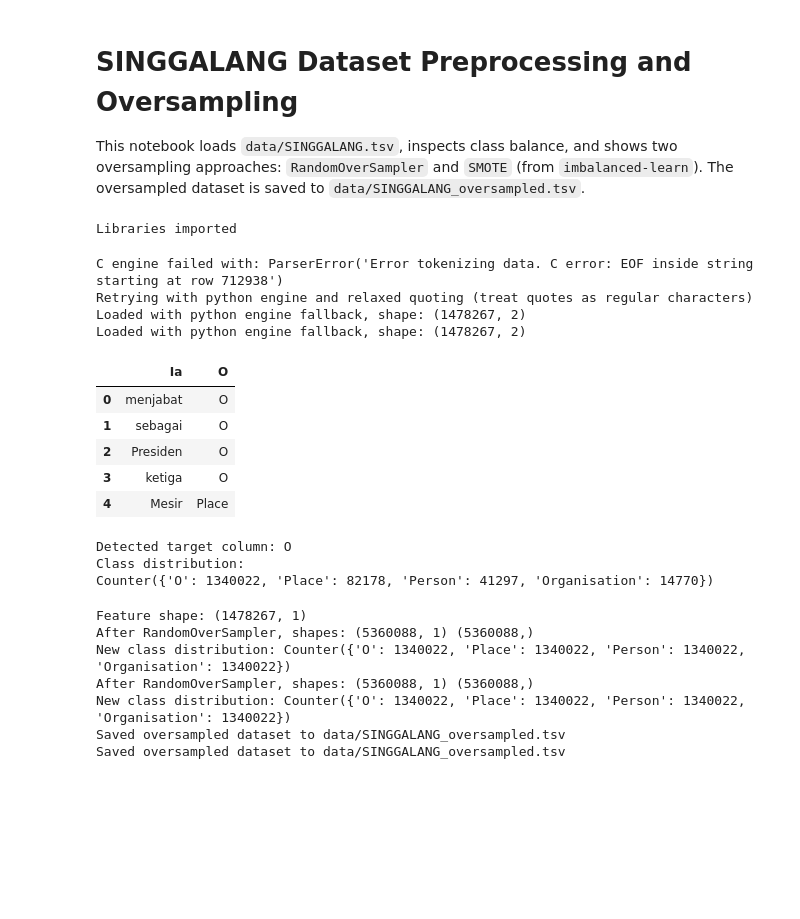
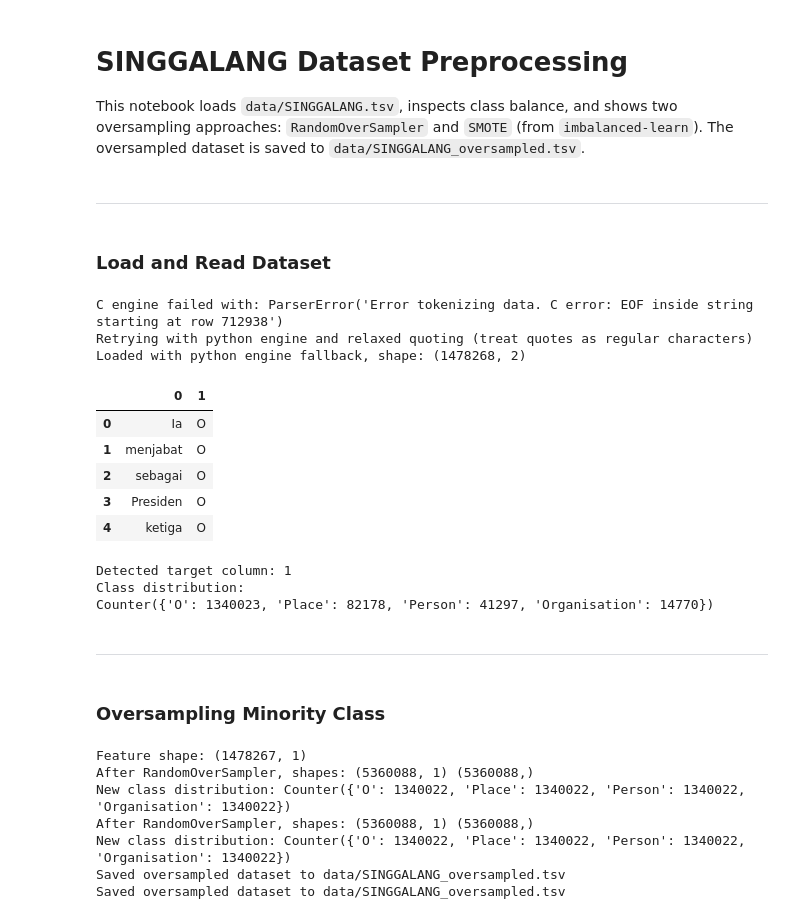
Before and after one commit to rayhanfatihg/Named-Entity-Recognition-nlp, a Jupyter notebook: preprocessing.ipynb, the cells around one changed output. Drawn from its saved outputs; the diff is of its cells as text; code cells hidden in the pictures; blank space fills up the shorter version.

Commit message:
preprocessed data

```diff
--- a/preprocessing.ipynb
+++ b/preprocessing.ipynb
@@ -1,57 +1,72 @@
 # %% [markdown]
-# SINGGALANG Dataset Preprocessing and Oversampling
+# SINGGALANG Dataset Preprocessing
 
 This notebook loads `data/SINGGALANG.tsv`, inspects class balance, and shows two oversampling approaches: `RandomOverSampler` and `SMOTE` (from `imbalanced-learn`). The oversampled dataset is saved to `data/SINGGALANG_oversampled.tsv`.
 # %%
-# Imports
+# Import libraries
 import pandas as pd
 import numpy as np
+import os
 from collections import Counter
-print('Libraries imported')
+import matplotlib.pyplot as plt
+import seaborn as sns
+
+from sklearn.model_selection import train_test_split
+from imblearn.over_sampling import RandomOverSampler
-# %% [output]
-Libraries imported
+# %% [markdown]
+---
+# %% [markdown]
+### Load and Read Dataset
 # %%
 # Load dataset (TSV) - robust to common parser errors (EOF inside string)
 import csv
-path = 'data/SINGGALANG.tsv'
+path = os.path.join(os.getcwd(), 'data', 'SINGGALANG.tsv')
+
 # First try the fast C engine
 try:
     df = pd.read_csv(path, sep='	', engine='c', low_memory=False)
     print('Loaded with C engine, shape:', df.shape)
+
 except Exception as e:
     print('C engine failed with:', repr(e))
     print('Retrying with python engine and relaxed quoting (treat quotes as regular characters)')
     # Treat quotes as normal characters to avoid EOF-inside-string errors caused by unmatched quotes
     # Note: low_memory is not supported with python engine, so we omit it
-    df = pd.read_csv(path, sep='	', engine='python', quoting=csv.QUOTE_NONE, escapechar='\\', on_bad_lines='skip')
+    df = pd.read_csv(path, sep='	', engine='python', quoting=csv.QUOTE_NONE, escapechar='\\', on_bad_lines='skip', header=None)
     print('Loaded with python engine fallback, shape:', df.shape)
 display(df.head())
+
 # Determine target/label column: prefer common names, otherwise use last column
 candidates = ['label','Label','target','class','CLASS','y']
 target_col = None
+
 for c in candidates:
     if c in df.columns:
         target_col = c
         break
 if target_col is None:
     # fall back to last column
     target_col = df.columns[-1]
+
 print('Detected target column:', target_col)
 print('Class distribution:')
 print(Counter(df[target_col]))
 # %% [output]
 C engine failed with: ParserError('Error tokenizing data. C error: EOF inside string starting at row 712938')
 Retrying with python engine and relaxed quoting (treat quotes as regular characters)
-Loaded with python engine fallback, shape: (1478267, 2)
-Loaded with python engine fallback, shape: (1478267, 2)
+Loaded with python engine fallback, shape: (1478268, 2)
-|  | Ia | O |
-| 0 | menjabat | O |
-| 1 | sebagai | O |
-| 2 | Presiden | O |
-| 3 | ketiga | O |
-| 4 | Mesir | Place |
+|  | 0 | 1 |
+| 0 | Ia | O |
+| 1 | menjabat | O |
+| 2 | sebagai | O |
+| 3 | Presiden | O |
+| 4 | ketiga | O |
-Detected target column: O
+Detected target column: 1
 Class distribution:
-Counter({'O': 1340022, 'Place': 82178, 'Person': 41297, 'Organisation': 14770})
+Counter({'O': 1340023, 'Place': 82178, 'Person': 41297, 'Organisation': 14770})
+# %% [markdown]
+---
+# %% [markdown]
+### Oversampling Minority Class
 # %%
 # Oversampling with RandomOverSampler (safe for numeric and categorical encoded data)
```
Also changed, not shown: parts of 2 cells of this notebook, 1 other file.
